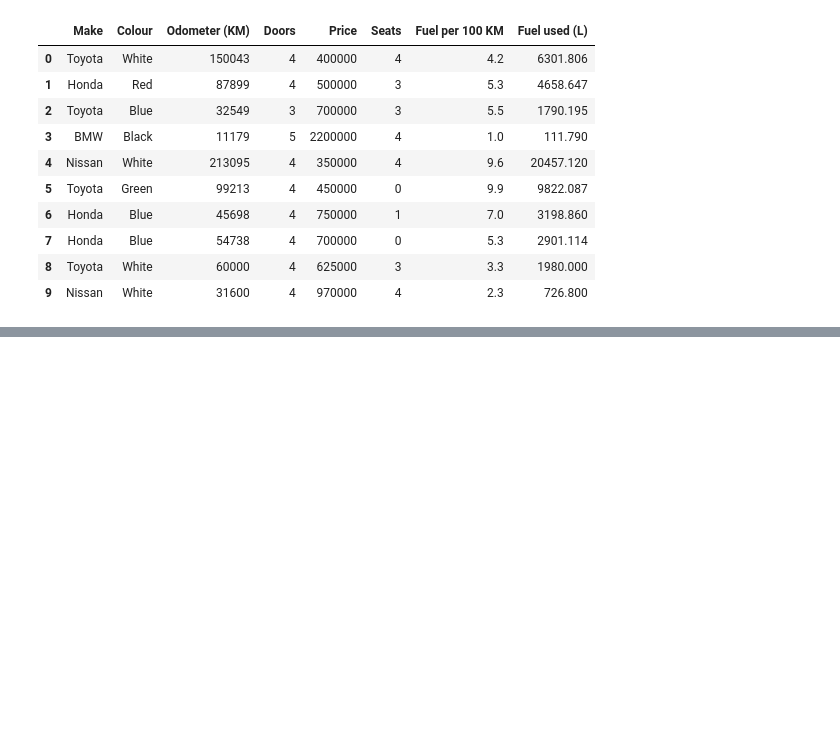
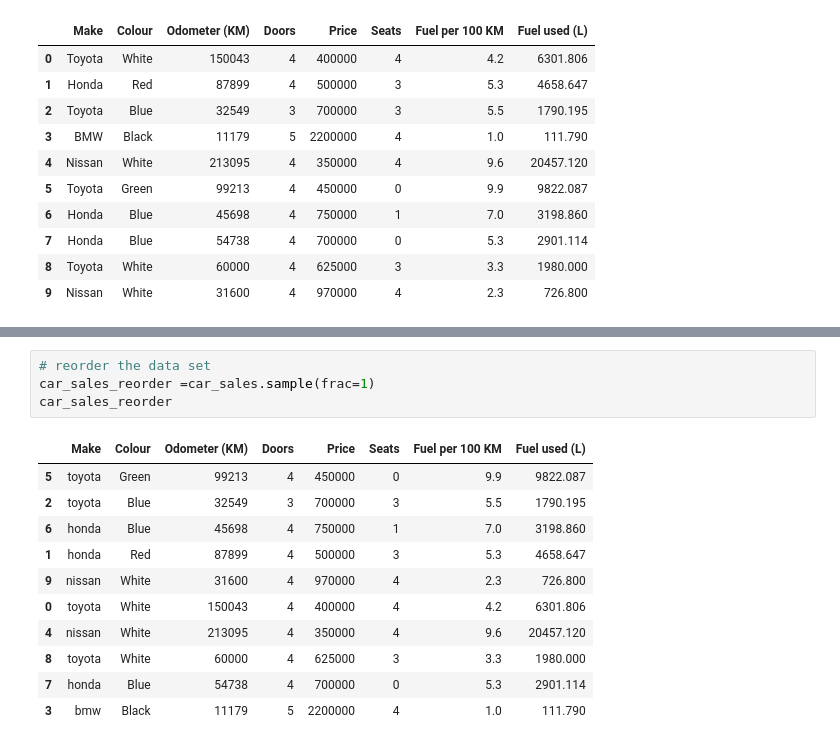
Before and after one commit to NF11/ml-reference, a Jupyter notebook: pandas/pandas-intro.ipynb, the cells around one changed output, grey strips where cells are left out. Drawn from its saved outputs; the diff is of its cells as text; blank space fills up the shorter version.

Commit message:
finish manipulation data
Took 19 minutes

```diff
--- a/pandas/pandas-intro.ipynb
+++ b/pandas/pandas-intro.ipynb
@@ -357,0 +373,16 @@ car_sales
+# %%
+# reorder the data set
+car_sales_reorder =car_sales.sample(frac=1)
+car_sales_reorder
+# %% [output]
+|  | Make | Colour | Odometer (KM) | Doors | Price | Seats | Fuel per 100 KM | Fuel used (L) |
+| 5 | toyota | Green | 99213 | 4 | 450000 | 0 | 9.9 | 9822.087 |
+| 2 | toyota | Blue | 32549 | 3 | 700000 | 3 | 5.5 | 1790.195 |
+| 6 | honda | Blue | 45698 | 4 | 750000 | 1 | 7.0 | 3198.860 |
+| 1 | honda | Red | 87899 | 4 | 500000 | 3 | 5.3 | 4658.647 |
+| 9 | nissan | White | 31600 | 4 | 970000 | 4 | 2.3 | 726.800 |
+| 0 | toyota | White | 150043 | 4 | 400000 | 4 | 4.2 | 6301.806 |
+| 4 | nissan | White | 213095 | 4 | 350000 | 4 | 9.6 | 20457.120 |
+| 8 | toyota | White | 60000 | 4 | 625000 | 3 | 3.3 | 1980.000 |
+| 7 | honda | Blue | 54738 | 4 | 700000 | 0 | 5.3 | 2901.114 |
+| 3 | bmw | Black | 11179 | 5 | 2200000 | 4 | 1.0 | 111.790 |
```
Also changed, not shown: parts of 6 cells of this notebook.
